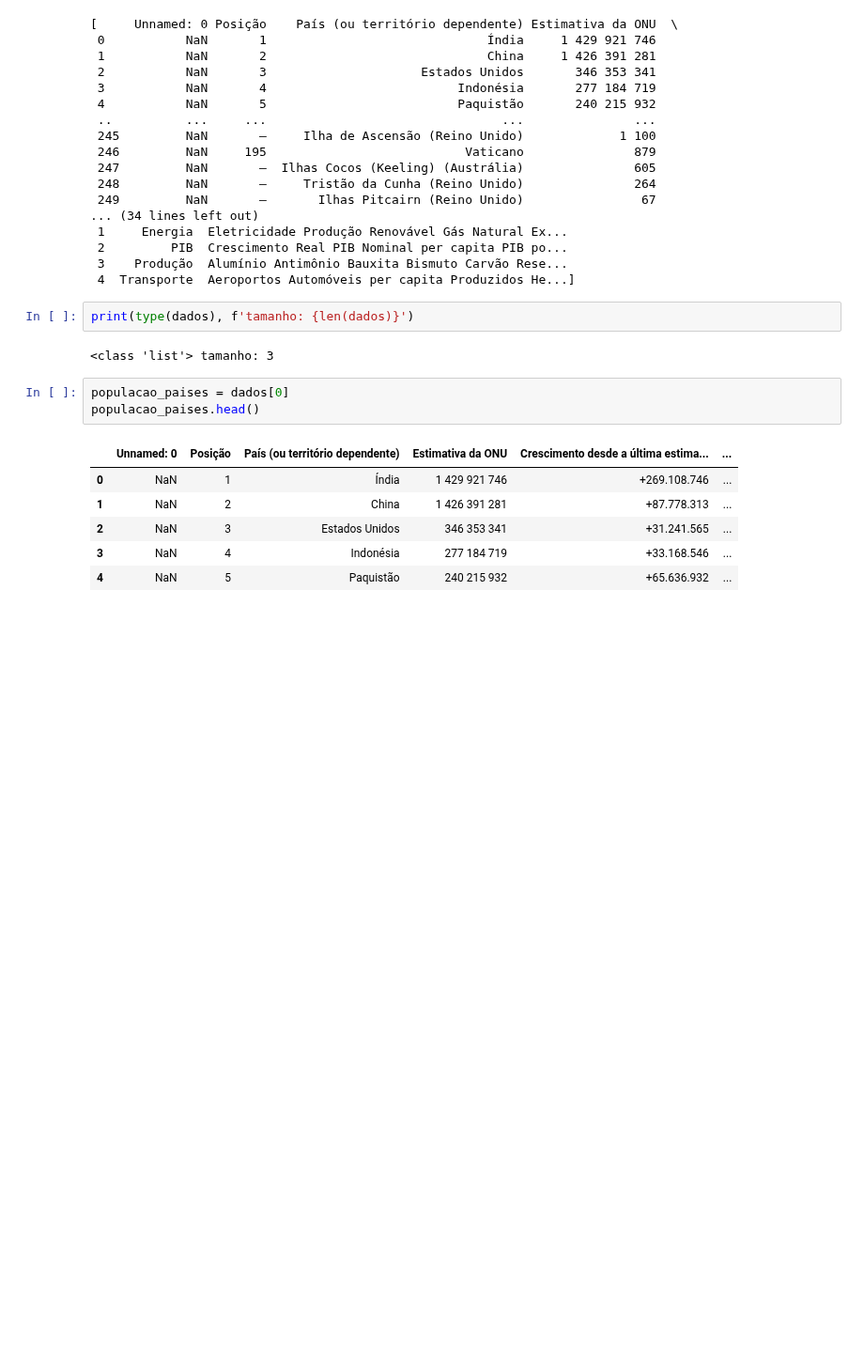
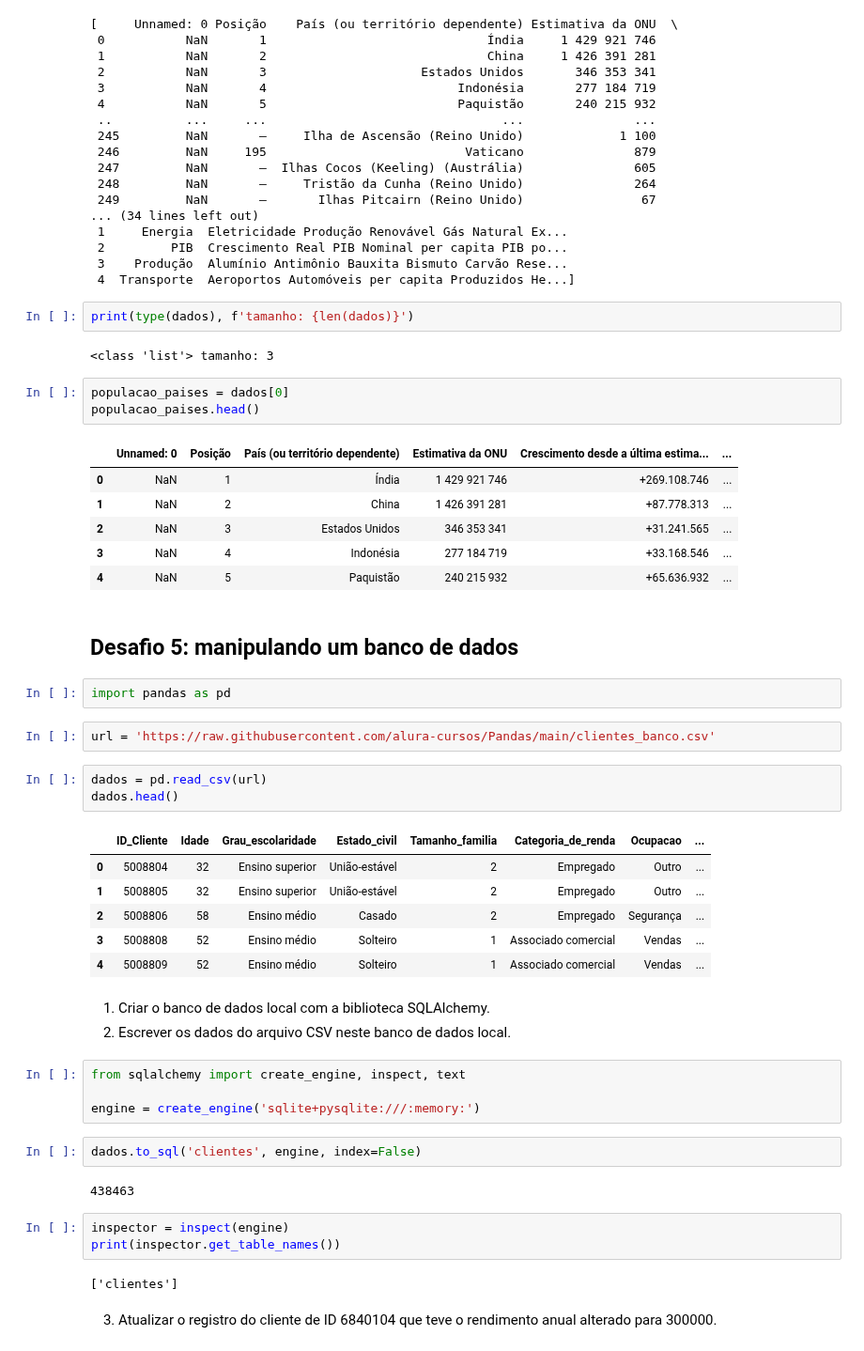
Before and after one commit to rafaelreisramos/oracle-one, a Jupyter notebook: pandas-io-trabalhando-diferentes-formatos-arquivos/desafios.ipynb, the cells around one changed output. Shown at 94% size. Drawn from its saved outputs; the diff is of its cells as text; blank space fills up the shorter version.

Commit message:
Desafio: manipulando um banco de dados

```diff
--- a/pandas-io-trabalhando-diferentes-formatos-arquivos/desafios.ipynb
+++ b/pandas-io-trabalhando-diferentes-formatos-arquivos/desafios.ipynb
@@ -185,3 +185,37 @@ populacao_paises.head()
 | 2 | NaN | 3 | Estados Unidos | 346 353 341 | +31.241.565 | ... |
 | 3 | NaN | 4 | Indonésia | 277 184 719 | +33.168.546 | ... |
 | 4 | NaN | 5 | Paquistão | 240 215 932 | +65.636.932 | ... |
+# %% [markdown]
+## Desafio 5: manipulando um banco de dados
+# %%
+import pandas as pd
+# %%
+url = 'https://raw.githubusercontent.com/alura-cursos/Pandas/main/clientes_banco.csv'
+# %%
+dados = pd.read_csv(url)
+dados.head()
+# %% [output]
+|  | ID_Cliente | Idade | Grau_escolaridade | Estado_civil | Tamanho_familia | Categoria_de_renda | Ocupacao | ... |
+| 0 | 5008804 | 32 | Ensino superior | União-estável | 2 | Empregado | Outro | ... |
+| 1 | 5008805 | 32 | Ensino superior | União-estável | 2 | Empregado | Outro | ... |
+| 2 | 5008806 | 58 | Ensino médio | Casado | 2 | Empregado | Segurança | ... |
+| 3 | 5008808 | 52 | Ensino médio | Solteiro | 1 | Associado comercial | Vendas | ... |
+| 4 | 5008809 | 52 | Ensino médio | Solteiro | 1 | Associado comercial | Vendas | ... |
+# %% [markdown]
+1. Criar o banco de dados local com a biblioteca SQLAlchemy.
+2. Escrever os dados do arquivo CSV neste banco de dados local.
+# %%
+from sqlalchemy import create_engine, inspect, text
+
+engine = create_engine('sqlite+pysqlite:///:memory:')
+# %%
+dados.to_sql('clientes', engine, index=False)
+# %% [output]
+438463
+# %%
+inspector = inspect(engine)
+print(inspector.get_table_names())
+# %% [output]
+['clientes']
+# %% [markdown]
+3. Atualizar o registro do cliente de ID 6840104 que teve o rendimento anual alterado para 300000.
```
Also changed, not shown: parts of 12 cells of this notebook.
